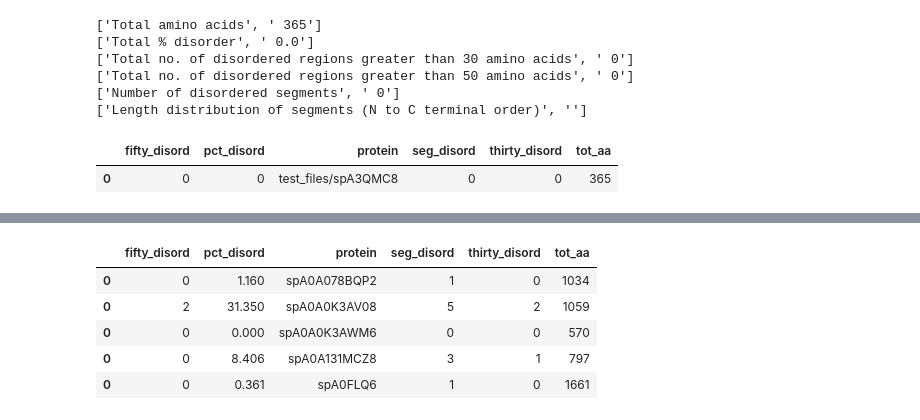
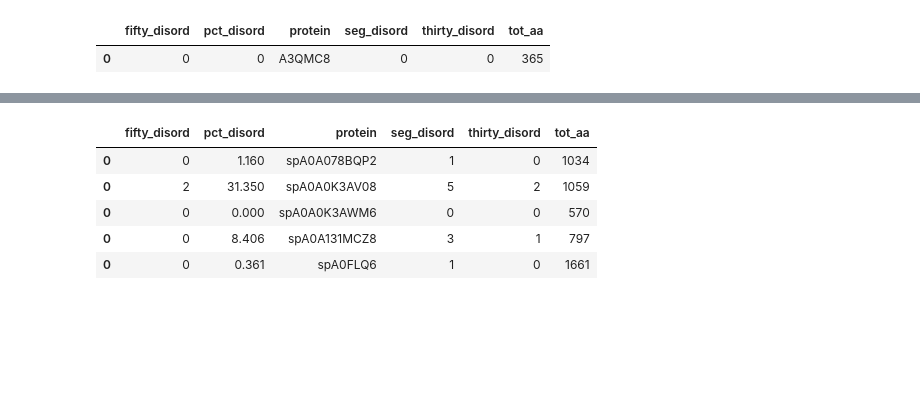
Before and after one commit to DomDellaSera/proteome_analysis, a Jupyter notebook: datamanipulation_stats.ipynb, the cells around one changed output, grey strips where cells are left out. Drawn from its saved outputs; the diff is of its cells as text; code cells hidden in the pictures; blank space fills up the shorter version.

```diff
--- a/datamanipulation_stats.ipynb
+++ b/datamanipulation_stats.ipynb
@@ -8,8 +8,8 @@ import statsmodels.formula.api as smf
 from bokeh.plotting import figure
 from bokeh.io import push_notebook,show,output_notebook
 from ipywidgets import interact
-
-
+import csv
+import sys
 def protein_stats(stats_file):
     #Input: .fasta.stats file
     #Output: Single row pandas datatable
@@ -29,7 +29,7 @@ def protein_stats(stats_file):
 
         for i in stats:
             count += 1
-            print(i)
+
 
             value = stats[count][1]
             stats[count][1] = value.lstrip() #Selecting the value only, and formatting
@@ -52,8 +52,8 @@ def protein_stats(stats_file):
         #stats = [x[1].rstrip(" ") for x in stats]
         #stats = [x.rstrip(" ") for x in stats if " " in x]
 #############################/Debugging#################################
-
-        pro_name = stats_file[:-12]
+        dir_len = len("c_elegans_manual_plus_iso/")+2
+        pro_name = stats_file[dir_len:-12]
 
         """if stats[5][1]!= None:
             df_range = len(stats[5][1])
@@ -93,14 +74,8 @@ SyntaxError: invalid syntax (<ipython-input-3-2c4a292bd5d8>, line 3)
 # %%
-protein_stats("test_files/spA3QMC8.fasta.stats")
+protein_stats("c_elegans_manual_plus_iso/spA3QMC8.fasta.stats")
 # %% [output]
-['Total amino acids', ' 365']
-['Total % disorder', ' 0.0']
-['Total no. of disordered regions greater than 30 amino acids', ' 0']
-['Total no. of disordered regions greater than 50 amino acids', ' 0']
-['Number of disordered segments', ' 0']
-['Length distribution of segments (N to C terminal order)', '']
 |  | fifty_disord | pct_disord | protein | seg_disord | thirty_disord | tot_aa |
-| 0 | 0 | 0 | test_files/spA3QMC8 | 0 | 0 | 365 |
+| 0 | 0 | 0 | A3QMC8 | 0 | 0 | 365 |
 # %%
 datf=None
 #handle = open("c_elegans_manual_plus_iso/filenames.txt")
```
Also changed, not shown: parts of 12 cells of this notebook, 2 other files.
